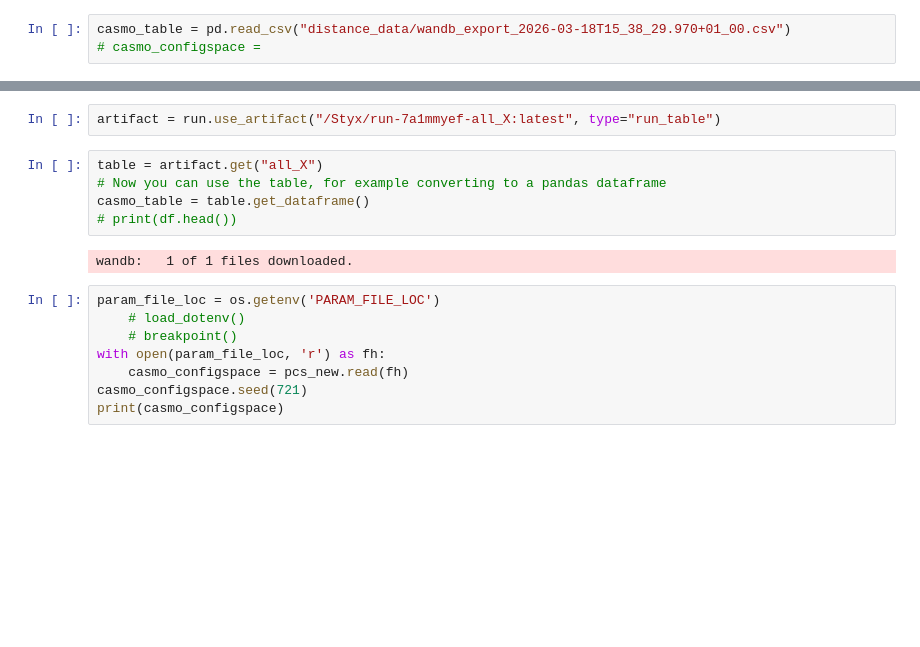
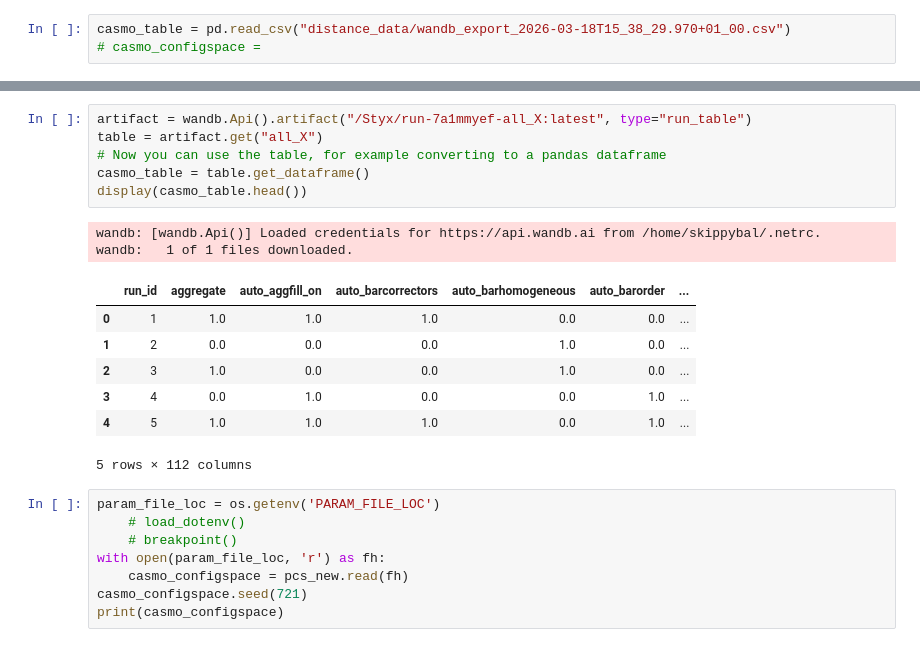
Before and after one commit to Skippybal/Styx, a Jupyter notebook: Distances_Casmo_SMAC.ipynb, the cells around one changed output, grey strips where cells are left out. Saved outputs shown, nothing was run; the diff lists cells and outputs as text; blank space fills up the shorter version.

```diff
--- a/Distances_Casmo_SMAC.ipynb
+++ b/Distances_Casmo_SMAC.ipynb
@@ -30,12 +26,19 @@ View run at https://wandb.ai/knotebomer-leiden-university/Styx/runs/b5bib8p7
-# %%
-artifact = run.use_artifact("/Styx/run-7a1mmyef-all_X:latest", type="run_table")
-# %%
-table = artifact.get("all_X")
-# Now you can use the table, for example converting to a pandas dataframe
-casmo_table = table.get_dataframe()
-# print(df.head())
-# %% [output]
-wandb:   1 of 1 files downloaded.
+# %%
+artifact = wandb.Api().artifact("/Styx/run-7a1mmyef-all_X:latest", type="run_table")
+table = artifact.get("all_X")
+# Now you can use the table, for example converting to a pandas dataframe
+casmo_table = table.get_dataframe()
+display(casmo_table.head())
+# %% [output]
+wandb: [wandb.Api()] Loaded credentials for https://api.wandb.ai from /home/skippybal/.netrc.
+wandb:   1 of 1 files downloaded.
+|  | run_id | aggregate | auto_aggfill_on | auto_barcorrectors | auto_barhomogeneous | auto_barorder | ... |
+| 0 | 1 | 1.0 | 1.0 | 1.0 | 0.0 | 0.0 | ... |
+| 1 | 2 | 0.0 | 0.0 | 0.0 | 1.0 | 0.0 | ... |
+| 2 | 3 | 1.0 | 0.0 | 0.0 | 1.0 | 0.0 | ... |
+| 3 | 4 | 0.0 | 1.0 | 0.0 | 0.0 | 1.0 | ... |
+| 4 | 5 | 1.0 | 1.0 | 1.0 | 0.0 | 1.0 | ... |
+5 rows × 112 columns
 # %%
 param_file_loc = os.getenv('PARAM_FILE_LOC')
     # load_dotenv()
```
Also changed, not shown: parts of 5 cells of this notebook.
